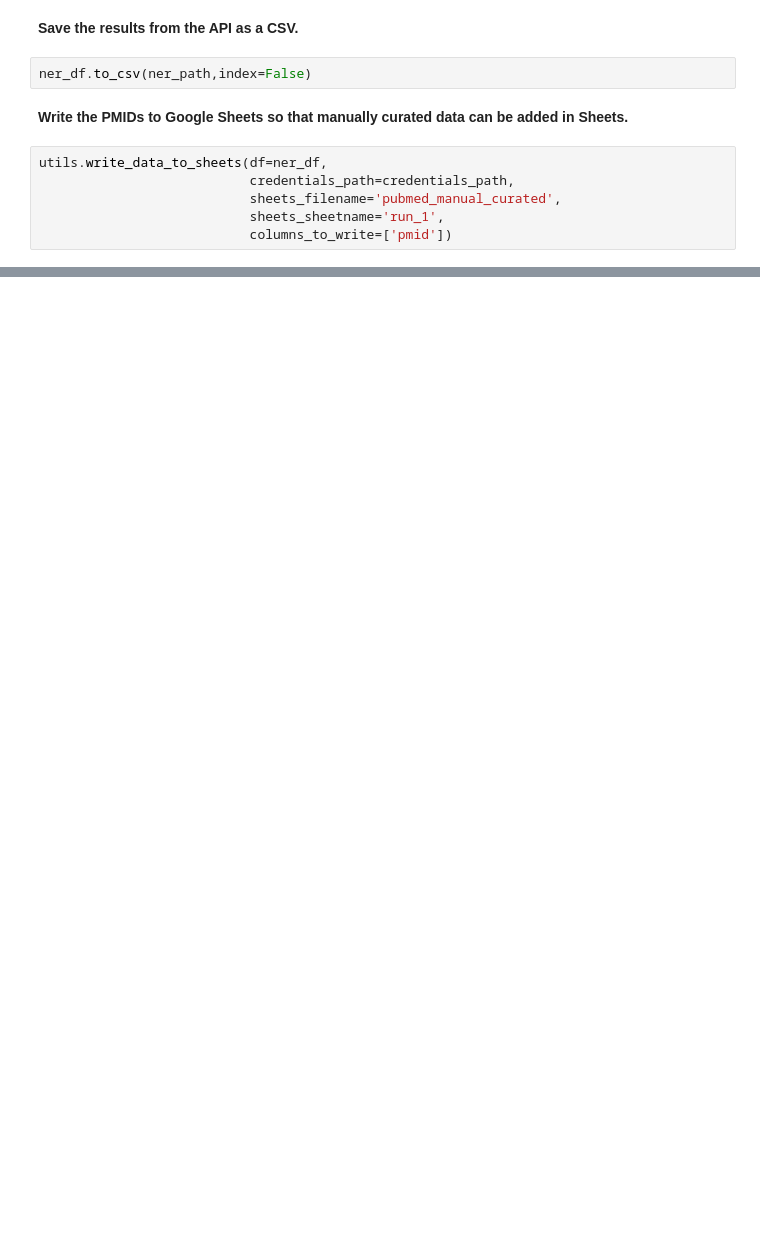
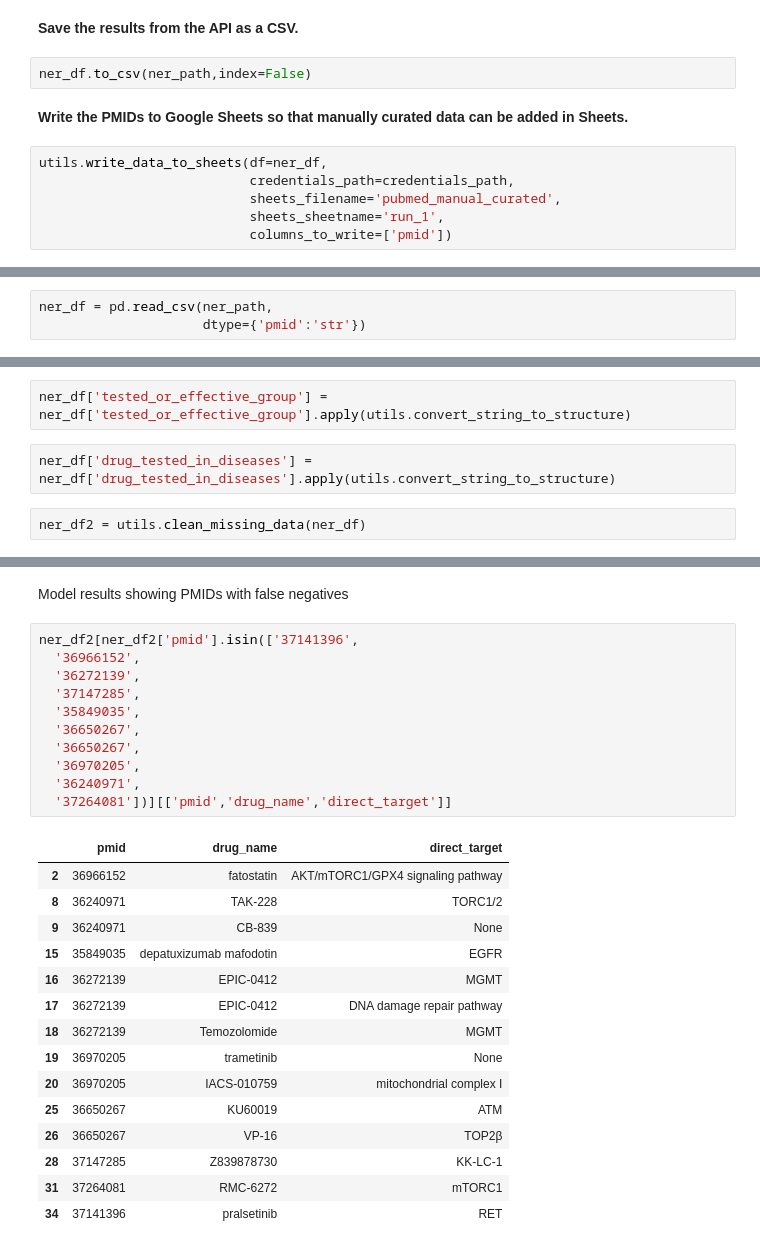
Before and after one commit to mparikh20/gen_ai_gh, a Jupyter notebook: notebooks/ner_pubmed_llm.ipynb, the cells around one changed output, grey strips where cells are left out. Cells and saved outputs as stored; diff of their text form; blank space fills up the shorter version.

```diff
--- a/notebooks/ner_pubmed_llm.ipynb
+++ b/notebooks/ner_pubmed_llm.ipynb
@@ -311,0 +415,3 @@ utils.write_data_to_sheets(df=ner_df,
+# %%
+ner_df = pd.read_csv(ner_path,
+                     dtype={'pmid':'str'})
@@ -311,0 +429,6 @@ utils.write_data_to_sheets(df=ner_df,
+# %%
+ner_df['tested_or_effective_group'] = ner_df['tested_or_effective_group'].apply(utils.convert_string_to_structure)
+# %%
+ner_df['drug_tested_in_diseases'] = ner_df['drug_tested_in_diseases'].apply(utils.convert_string_to_structure)
+# %%
+ner_df2 = utils.clean_missing_data(ner_df)
@@ -311,0 +741,29 @@ utils.write_data_to_sheets(df=ner_df,
+# %% [markdown]
+Model results showing PMIDs with false negatives
+# %%
+ner_df2[ner_df2['pmid'].isin(['37141396',
+  '36966152',
+  '36272139',
+  '37147285',
+  '35849035',
+  '36650267',
+  '36650267',
+  '36970205',
+  '36240971',
+  '37264081'])][['pmid','drug_name','direct_target']]
+# %% [output]
+|  | pmid | drug_name | direct_target |
+| 2 | 36966152 | fatostatin | AKT/mTORC1/GPX4 signaling pathway |
+| 8 | 36240971 | TAK-228 | TORC1/2 |
+| 9 | 36240971 | CB-839 | None |
+| 15 | 35849035 | depatuxizumab mafodotin | EGFR |
+| 16 | 36272139 | EPIC-0412 | MGMT |
+| 17 | 36272139 | EPIC-0412 | DNA damage repair pathway |
+| 18 | 36272139 | Temozolomide | MGMT |
+| 19 | 36970205 | trametinib | None |
+| 20 | 36970205 | IACS-010759 | mitochondrial complex I |
+| 25 | 36650267 | KU60019 | ATM |
+| 26 | 36650267 | VP-16 | TOP2β |
+| 28 | 37147285 | Z839878730 | KK-LC-1 |
+| 31 | 37264081 | RMC-6272 | mTORC1 |
+| 34 | 37141396 | pralsetinib | RET |
```
Also changed, not shown: parts of 119 cells of this notebook, 2 other files.
